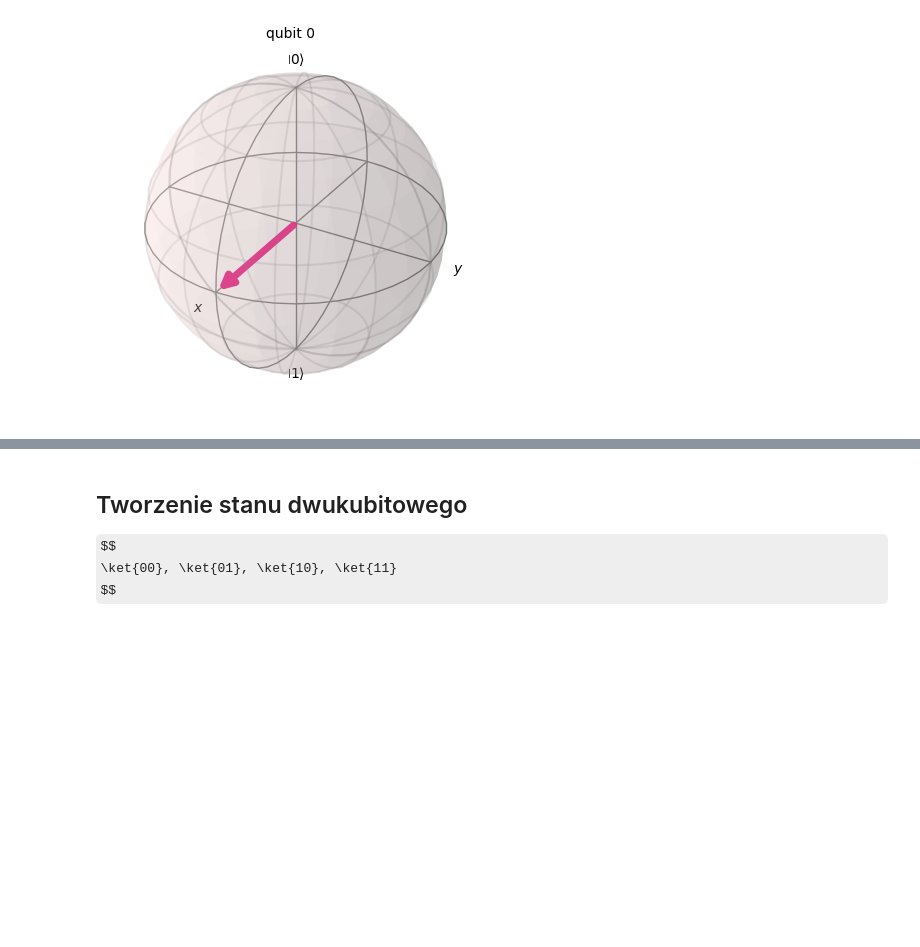
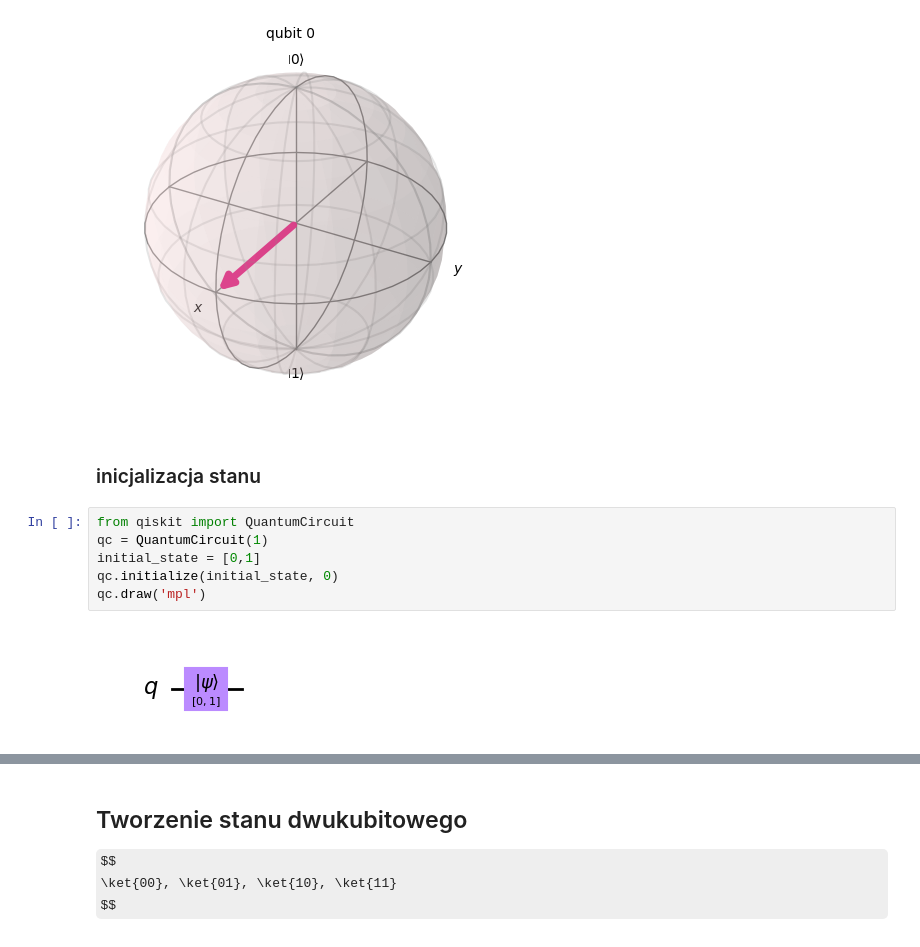
Before and after one commit to sebkaz-teaching/intro_to_qml, a Jupyter notebook: cwiczenia/cw1.ipynb, the cells around one changed output, grey strips where cells are left out. Saved outputs shown, nothing was run; the diff lists cells and outputs as text; some formulas as TeX source; blank space fills up the shorter version.

```diff
--- a/cwiczenia/cw1.ipynb
+++ b/cwiczenia/cw1.ipynb
@@ -177,3 +177,13 @@ from qiskit.visualization import plot_bloch_multivector
 plot_bloch_multivector(result.get_statevector())
 # %% [output]
 [figure]
+# %% [markdown]
+### inicjalizacja stanu
+# %%
+from qiskit import QuantumCircuit
+qc = QuantumCircuit(1)
+initial_state = [0,1]
+qc.initialize(initial_state, 0)
+qc.draw('mpl')
+# %% [output]
+[figure, added]
```
Also changed, not shown: parts of 6 cells of this notebook, 24 other files.
